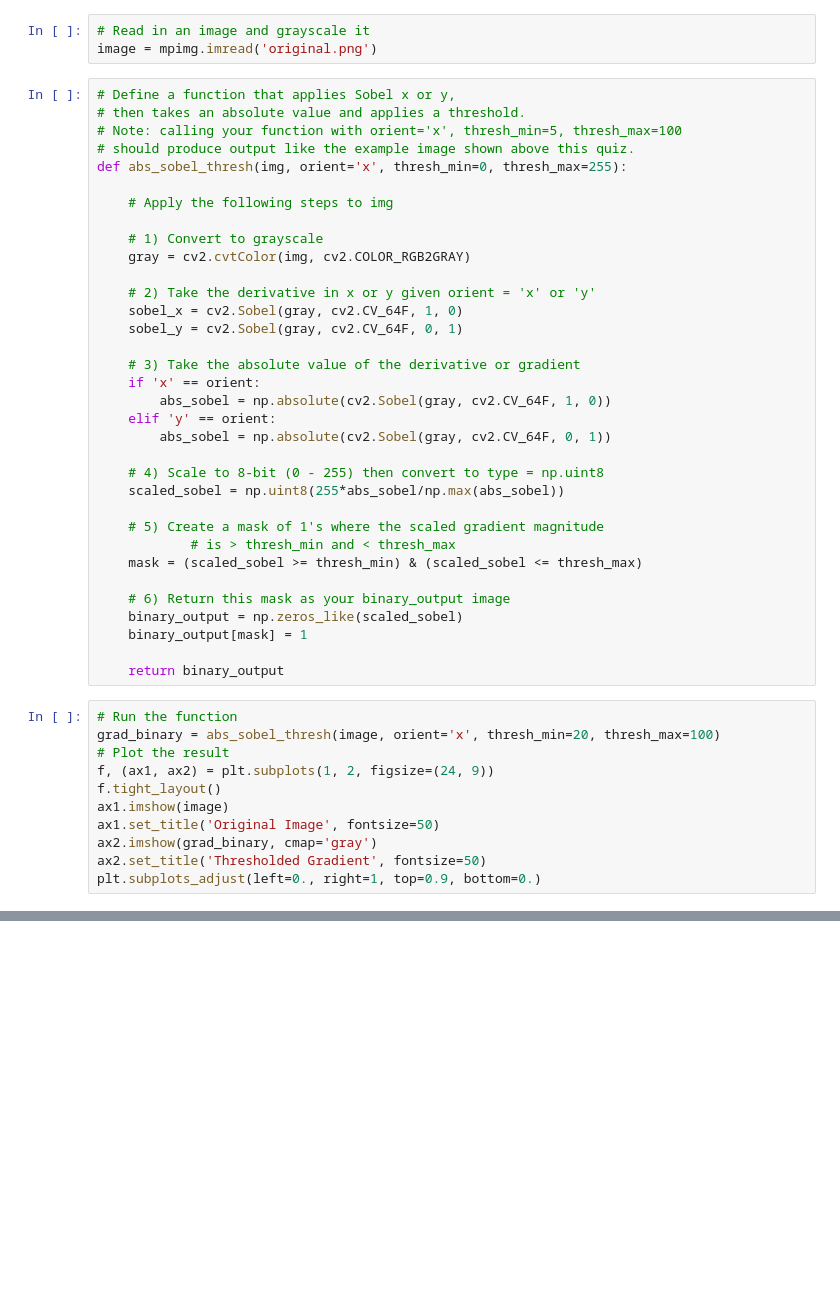
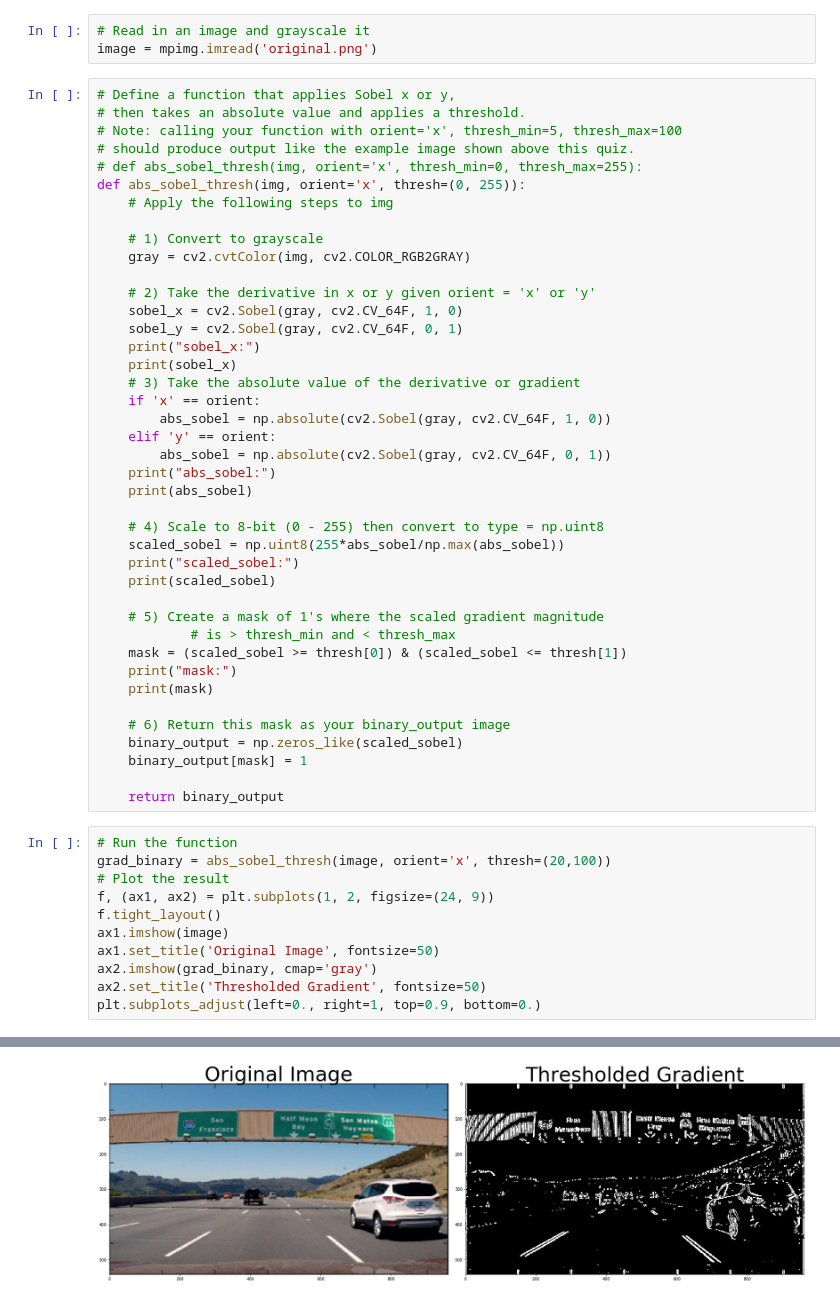
Before and after one commit to silodiq/self_driving_car_engineer, a Jupyter notebook: applying_sobel/applying_sobel.ipynb, the cells around one changed output, grey strips where cells are left out. Drawn from its saved outputs; the diff is of its cells as text; blank space fills up the shorter version.

```diff
--- a/applying_sobel/applying_sobel.ipynb
+++ b/applying_sobel/applying_sobel.ipynb
@@ -12,8 +12,8 @@ image = mpimg.imread('original.png')
 # then takes an absolute value and applies a threshold.
 # Note: calling your function with orient='x', thresh_min=5, thresh_max=100
 # should produce output like the example image shown above this quiz.
-def abs_sobel_thresh(img, orient='x', thresh_min=0, thresh_max=255):
-
+# def abs_sobel_thresh(img, orient='x', thresh_min=0, thresh_max=255):
+def abs_sobel_thresh(img, orient='x', thresh=(0, 255)):
     # Apply the following steps to img
 
     # 1) Convert to grayscale
@@ -22,19 +22,26 @@ def abs_sobel_thresh(img, orient='x', thresh_min=0, thresh_max=255):
     # 2) Take the derivative in x or y given orient = 'x' or 'y'
     sobel_x = cv2.Sobel(gray, cv2.CV_64F, 1, 0)
     sobel_y = cv2.Sobel(gray, cv2.CV_64F, 0, 1)
-
+    print("sobel_x:")
+    print(sobel_x)
     # 3) Take the absolute value of the derivative or gradient
     if 'x' == orient:
         abs_sobel = np.absolute(cv2.Sobel(gray, cv2.CV_64F, 1, 0))
     elif 'y' == orient:
         abs_sobel = np.absolute(cv2.Sobel(gray, cv2.CV_64F, 0, 1))
+    print("abs_sobel:")
+    print(abs_sobel)
 
     # 4) Scale to 8-bit (0 - 255) then convert to type = np.uint8
     scaled_sobel = np.uint8(255*abs_sobel/np.max(abs_sobel))
+    print("scaled_sobel:")
+    print(scaled_sobel)
 
     # 5) Create a mask of 1's where the scaled gradient magnitude
             # is > thresh_min and < thresh_max
-    mask = (scaled_sobel >= thresh_min) & (scaled_sobel <= thresh_max)
+    mask = (scaled_sobel >= thresh[0]) & (scaled_sobel <= thresh[1])
+    print("mask:")
+    print(mask)
 
     # 6) Return this mask as your binary_output image
     binary_output = np.zeros_like(scaled_sobel)
@@ -43,7 +50,7 @@ def abs_sobel_thresh(img, orient='x', thresh_min=0, thresh_max=255):
     return binary_output
 # %%
 # Run the function
-grad_binary = abs_sobel_thresh(image, orient='x', thresh_min=20, thresh_max=100)
+grad_binary = abs_sobel_thresh(image, orient='x', thresh=(20,100))
 # Plot the result
 f, (ax1, ax2) = plt.subplots(1, 2, figsize=(24, 9))
 f.tight_layout()
@@ -52,3 +59,4 @@ ax1.set_title('Original Image', fontsize=50)
 ax2.imshow(grad_binary, cmap='gray')
 ax2.set_title('Thresholded Gradient', fontsize=50)
 plt.subplots_adjust(left=0., right=1, top=0.9, bottom=0.)
+# %% [output]
@@ -54,0 +80 @@ plt.subplots_adjust(left=0., right=1, top=0.9, bottom=0.)
+[figure, added]
```
Also changed, not shown: parts of 1 cell of this notebook, 54 other files.
